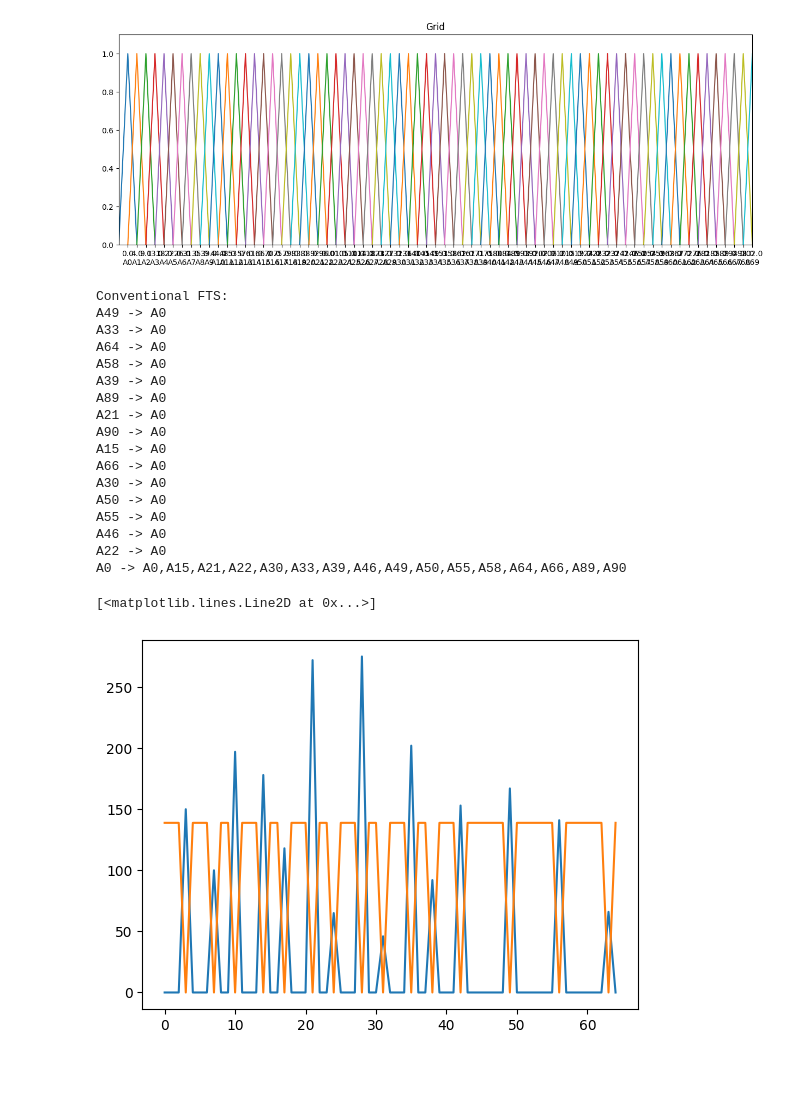
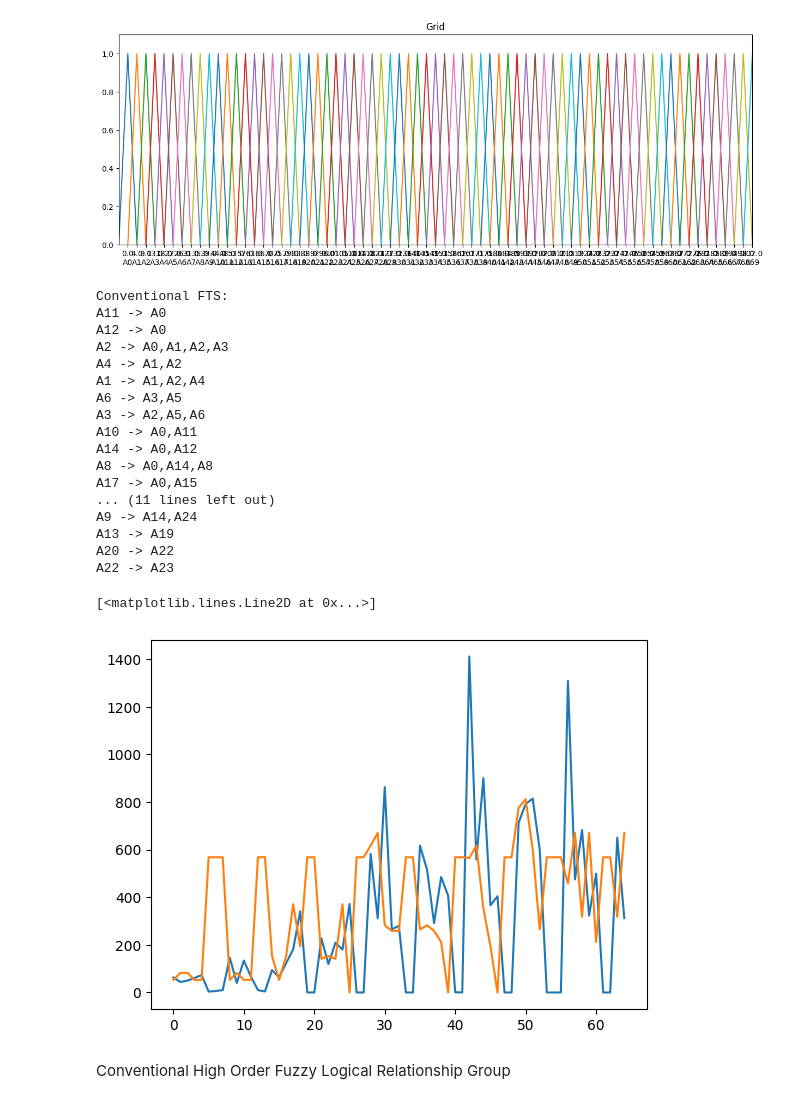
Before and after one commit to priscilaxrc/TCCUSPMonkeyPox, a Jupyter notebook: USP_21_05.ipynb, the cells around one changed output. Saved outputs shown, nothing was run; the diff lists cells and outputs as text; code cells hidden in the pictures; blank space fills up the shorter version.

```diff
--- a/USP_21_05.ipynb
+++ b/USP_21_05.ipynb
@@ -529,48 +531,50 @@ fs.plot(ax)
 from pyFTS.data import Enrollments
 from pyFTS.partitioners import Grid
 from pyFTS.models import chen
 
 #train = Enrollments.get_data()
 train = data1.values[35:]
 #test = Enrollments.get_data()
 test = data1.values[35:]
 
 #Universe of Discourse Partitioner
-partitioner = Grid.GridPartitioner(data=train,npart=100)
+partitioner = Grid.GridPartitioner(data=train,npart=45)
 
 # Create an empty model using the Chen(1996) method
 model = chen.ConventionalFTS(partitioner=partitioner)
 
 # The training procedure is performed by the method fit
 model.fit(train)
 
 #Print the model rules
 print(model)
 
 # The forecasting procedure is performed by the method predict
 forecasts = model.predict(test)
 
 
 #Plot
 plt.plot(test)
 plt.plot(forecasts)
 # %% [output]
 Conventional FTS:
-A49 -> A0
-A33 -> A0
-A64 -> A0
-A58 -> A0
-A39 -> A0
-A89 -> A0
-A21 -> A0
-A90 -> A0
-A15 -> A0
-A66 -> A0
-A30 -> A0
-A50 -> A0
-A55 -> A0
-A46 -> A0
-A22 -> A0
-A0 -> A0,A15,A21,A22,A30,A33,A39,A46,A49,A50,A55,A58,A64,A66,A89,A90
+A11 -> A0
+A12 -> A0
+A2 -> A0,A1,A2,A3
+A4 -> A1,A2
+A1 -> A1,A2,A4
+A6 -> A3,A5
+A3 -> A2,A5,A6
+A10 -> A0,A11
+A14 -> A0,A12
+A8 -> A0,A14,A8
+A17 -> A0,A15
+... (11 lines left out)
+A9 -> A14,A24
+A13 -> A19
+A20 -> A22
+A22 -> A23
 [<matplotlib.lines.Line2D at 0x...>]
-[figure, old version]
+[figure, new version]
+# %% [markdown]
+Conventional High Order Fuzzy Logical Relationship Group
```
Also changed, not shown: parts of 5 cells of this notebook.
